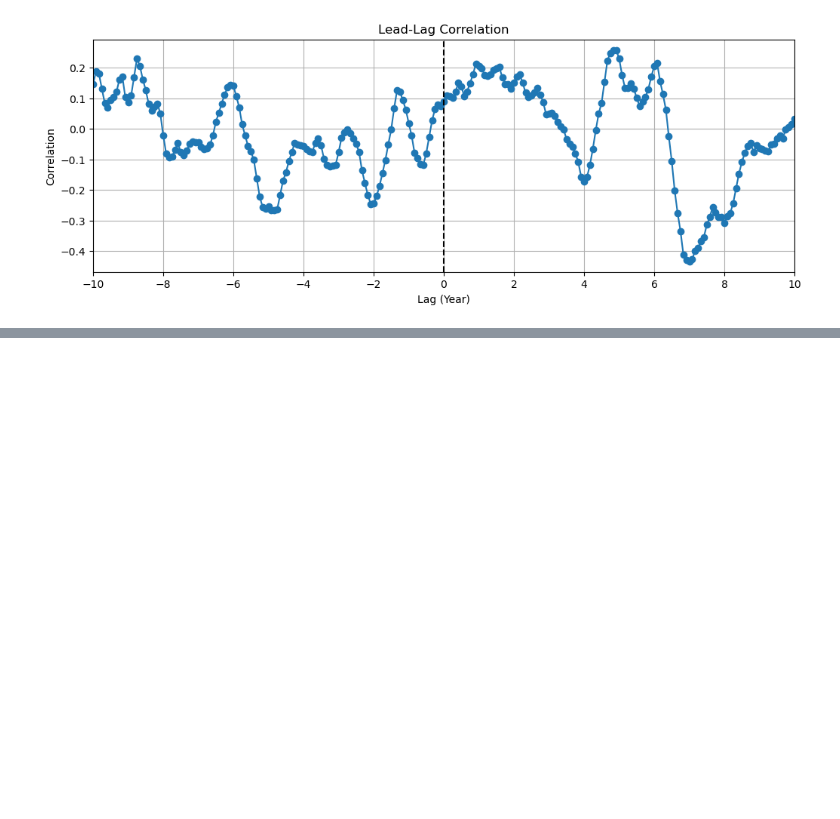
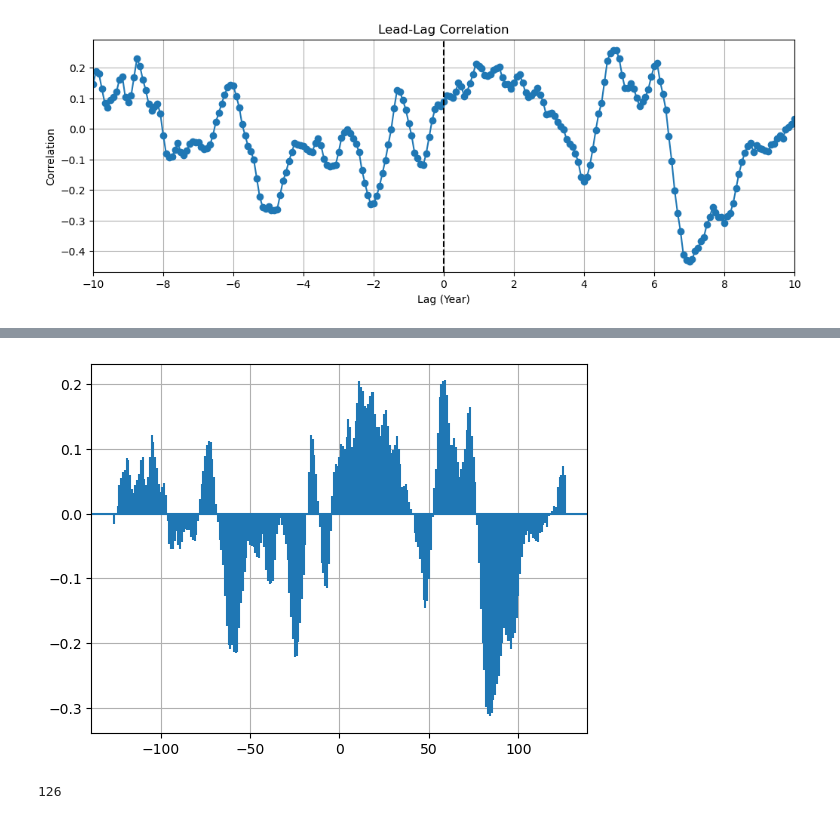
Before and after one commit to AnHyeJu/npp_2024, a Jupyter notebook: Scripts/1degree/wavelet.ipynb, the cells around one changed output, grey strips where cells are left out. Saved outputs shown, nothing was run; the diff lists cells and outputs as text; code cells hidden in the pictures; blank space fills up the shorter version.

```diff
--- a/Scripts/1degree/wavelet.ipynb
+++ b/Scripts/1degree/wavelet.ipynb
@@ -430,0 +429,10 @@ plt.show()
+# %%
+plt.xcorr(nino,npp,maxlags=len(nino)//2)
+plt.grid(True)
+plt.show()
+# %% [output]
+[figure, added]
+# %%
+len(nino)//2
+# %% [output]
+126
```
Also changed, not shown: parts of 7 cells of this notebook.
